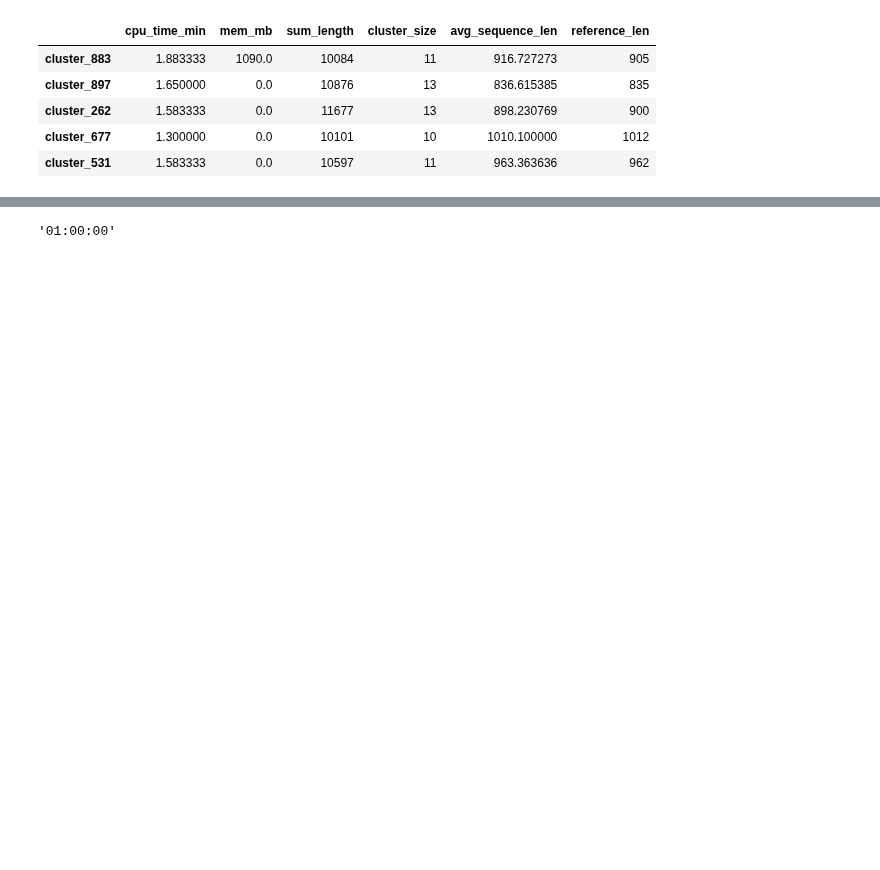
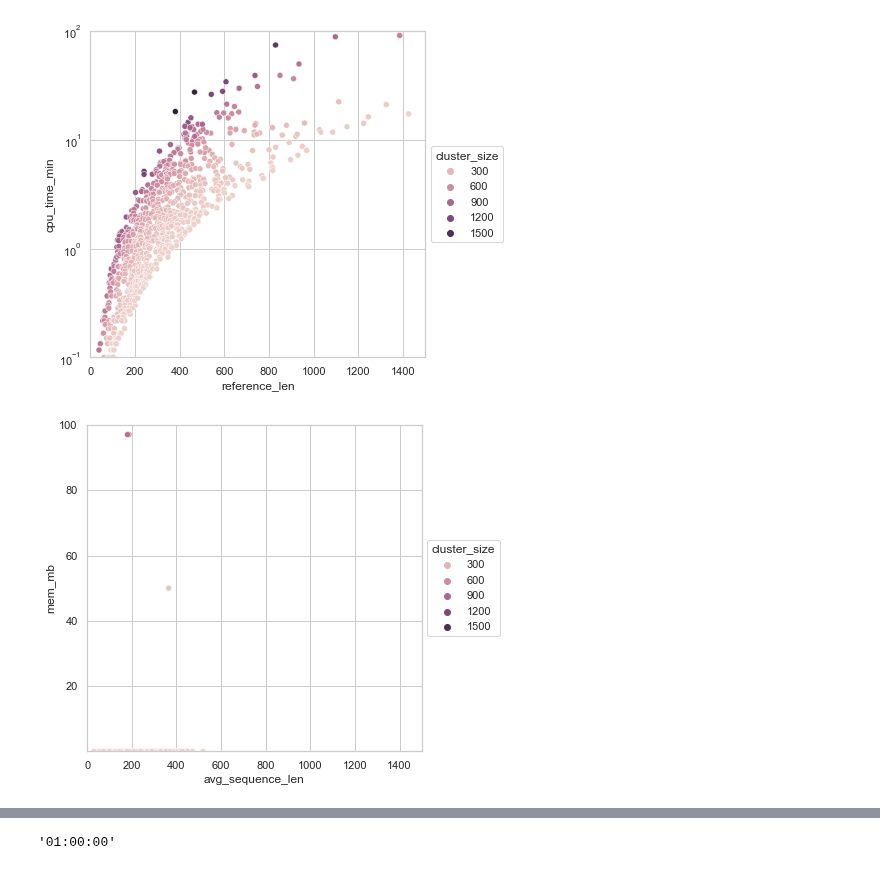
Before and after one commit to algbio/alignment-safety, a Jupyter notebook: pipeline/analysis/benchmark.ipynb, the cells around one changed output, grey strips where cells are left out. Saved outputs shown, nothing was run; the diff lists cells and outputs as text; code cells hidden in the pictures; blank space fills up the shorter version.

```diff
--- a/pipeline/analysis/benchmark.ipynb
+++ b/pipeline/analysis/benchmark.ipynb
@@ -81,9 +77,5 @@ splot(df2, "cpu_time_min", "mem_mb", hue="cluster_size")
-# %%
-df2[df2["avg_sequence_len"] > 800]
-# %% [output]
-|  | cpu_time_min | mem_mb | sum_length | cluster_size | avg_sequence_len | reference_len |
-| cluster_883 | 1.883333 | 1090.0 | 10084 | 11 | 916.727273 | 905 |
-| cluster_897 | 1.650000 | 0.0 | 10876 | 13 | 836.615385 | 835 |
-| cluster_262 | 1.583333 | 0.0 | 11677 | 13 | 898.230769 | 900 |
-| cluster_677 | 1.300000 | 0.0 | 10101 | 10 | 1010.100000 | 1012 |
-| cluster_531 | 1.583333 | 0.0 | 10597 | 11 | 963.363636 | 962 |
+# %%
+df = plot_seff("./../data/benchmark/safe20", "./../data/benchmark/clean20")
+# %% [output]
+[figure, added]
+[figure, added]
```
Also changed, not shown: parts of 10 cells of this notebook.
